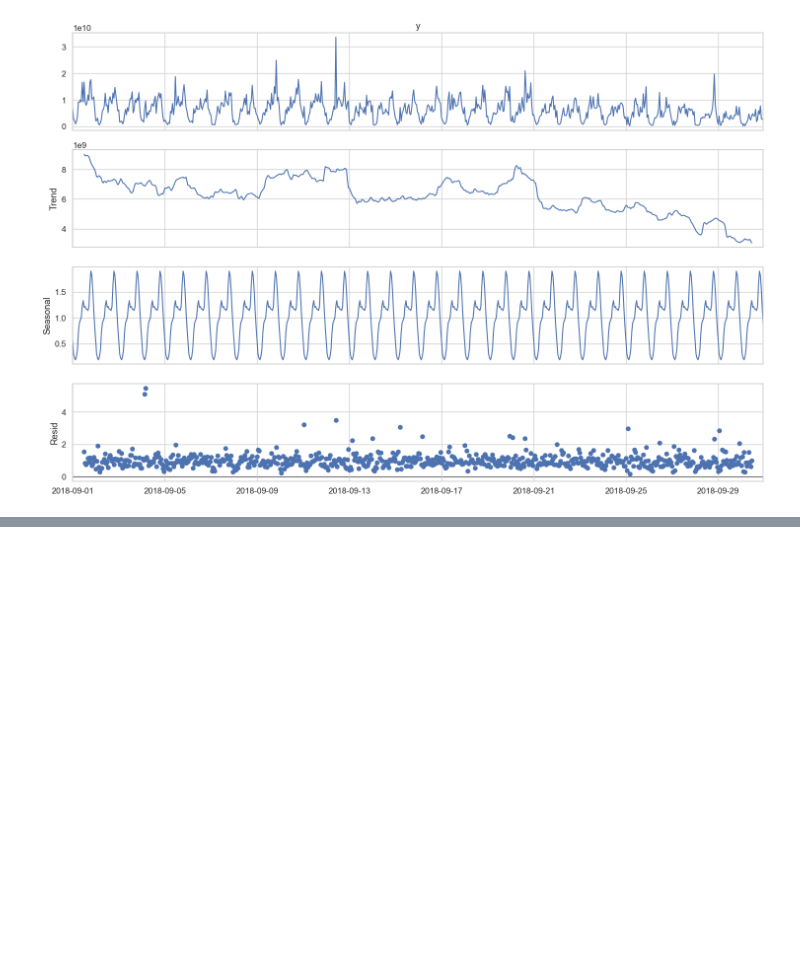
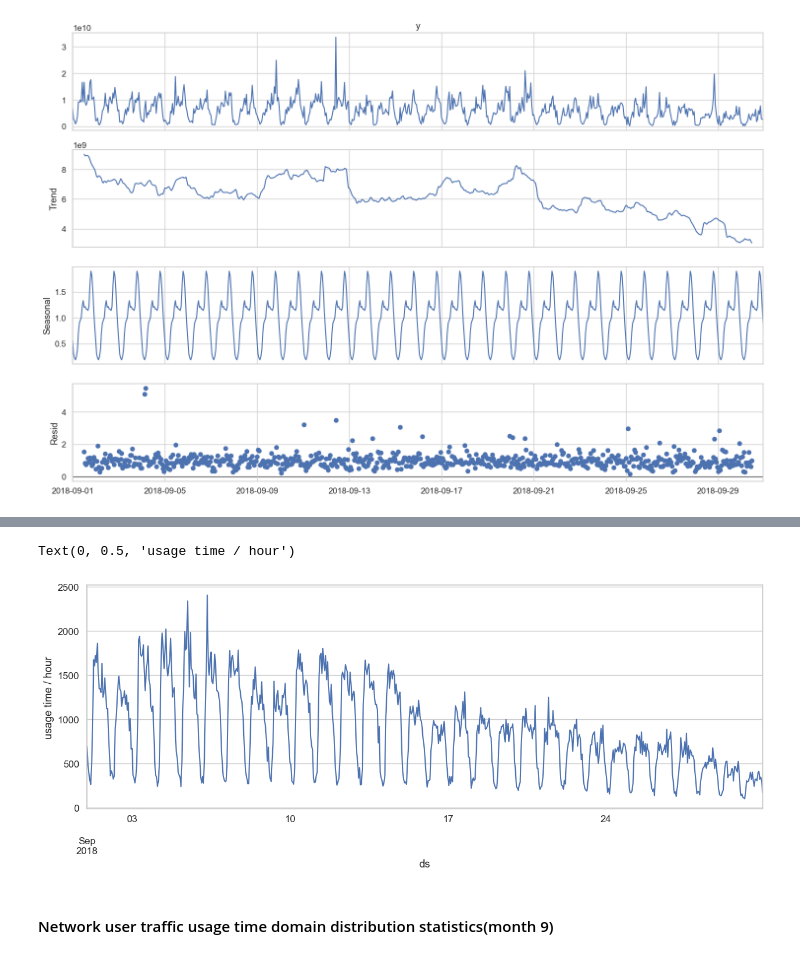
Before and after one commit to ChentingZ0/User_behaviour_data_analysis, a Jupyter notebook: main.ipynb, the cells around one changed output, grey strips where cells are left out. Cells and saved outputs as stored; diff of their text form; code cells hidden in the pictures; blank space fills up the shorter version.

```diff
--- a/main.ipynb
+++ b/main.ipynb
@@ -151,0 +176,12 @@ plt.show()
+# %%
+# 统计九月每小时使用流量时长（小时为单位），并做图
+sns.set(font_scale=1.1)
+plt.figure(figsize=(15,5))
+sns.set_style("whitegrid")
+(cdr.resample('1H', on='ds').time.sum()/60/60).plot()
+plt.ylabel("usage time / hour")
+# %% [output]
+Text(0, 0.5, 'usage time / hour')
+[figure, added]
+# %% [markdown]
+#### Network user traffic usage time domain distribution statistics(month 9)
```
Also changed, not shown: parts of 10 cells of this notebook, 1 other file.
